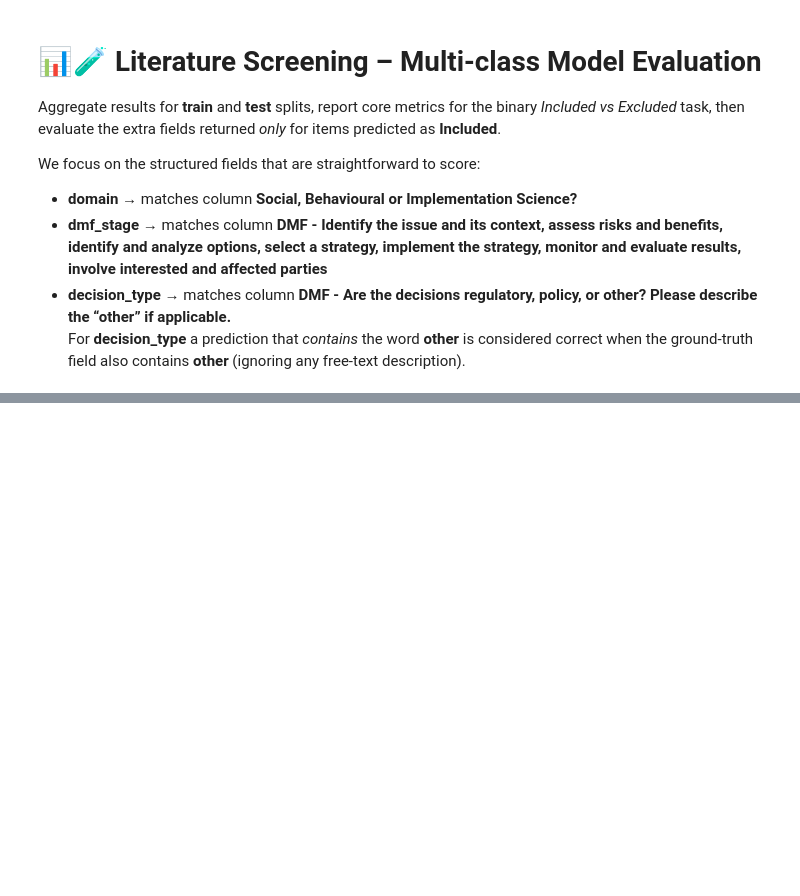
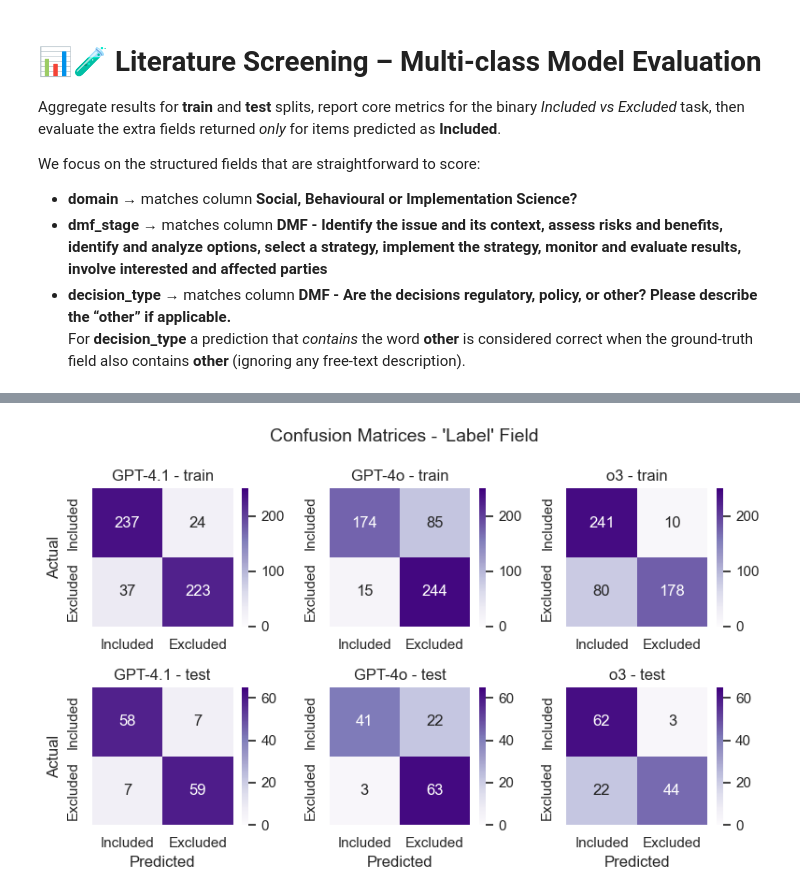
Before and after one commit to hc-sc-ocdo-bdpd/padAIwan, a Jupyter notebook: all_class_files/evaluate_models.ipynb, the cells around one changed output, grey strips where cells are left out. Saved outputs shown, nothing was run; the diff lists cells and outputs as text; code cells hidden in the pictures; blank space fills up the shorter version.

```diff
--- a/all_class_files/evaluate_models.ipynb
+++ b/all_class_files/evaluate_models.ipynb
@@ -464,3 +738,54 @@ for model, split_dict in all_predictions.items():
+# %%
+# ╔═══════════════════════════════════════════════════════════════════════════════════════╗
+# ║ Cell 9.5 – Create figure for report - confusion matrices for include/exclude field 🔲 ║
+# ╚═══════════════════════════════════════════════════════════════════════════════════════╝
+
+fig, ax = plt.subplots(2, 3, figsize=(8, 5))
+row = 0
+col = 0
+for model, split_dict in all_predictions.items():
+    for split, df in split_dict.items():
+        parsable = df[df["pred_class"].isin(["included", "excluded"])]
+        if parsable.empty:
+            continue
+
+        y_true = parsable["ground_truth"]
+        y_pred = parsable["pred_class"]
+
+        cm = confusion_matrix(y_true, y_pred, labels=["included", "excluded"])
+        axis = ax[row, col]
+        sns.heatmap(
+            cm,
+            annot=True,
+            fmt="d",
+            cmap="Purples",
+            xticklabels=["Included", "Excluded"],
+            yticklabels=["Included", "Excluded"],
+            ax=axis,
+            vmin=0,
+            vmax=250 if split == "train" else 65,
+        )
+
+        if model == 'gpt-4.1':
+            axis.set_title(f"GPT-4.1 - {split}")
+        elif model == 'gpt-4o':
+            axis.set_title(f"GPT-4o - {split}")
+        else:
+            axis.set_title(f"o3 - {split}")
+
+        if row == 1:
+            axis.set_xlabel("Predicted")
+        if col == 0:
+            axis.set_ylabel("Actual")
+
+        row += 1
+    col += 1
+    row = 0
+fig.suptitle("Confusion Matrices - 'Label' Field", fontsize=14)
+plt.tight_layout()
+plt.show()
+# %% [output]
+[figure, added]
 # %%
 # ╔═════════════════════════════════════════════════════════════════╗
 # ║ Cell 10 - Free‑text field evaluation summary from XLSX results ║
```
Also changed, not shown: parts of 15 cells of this notebook.
